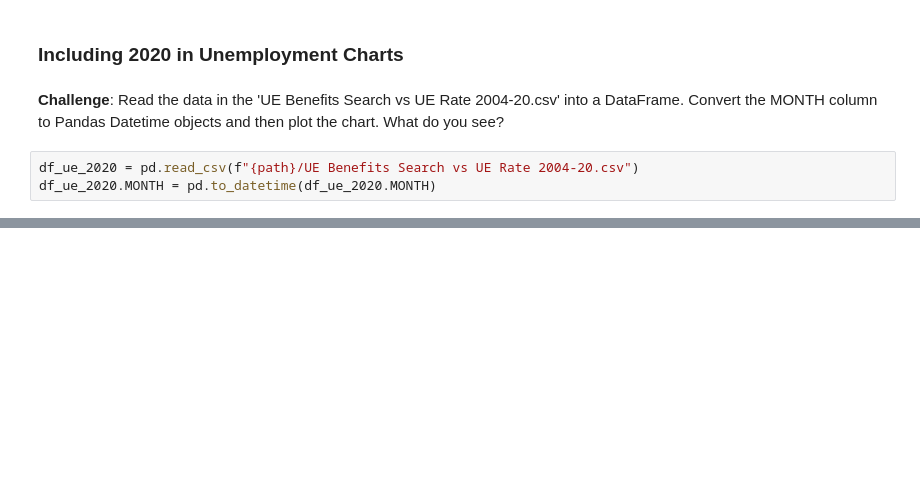
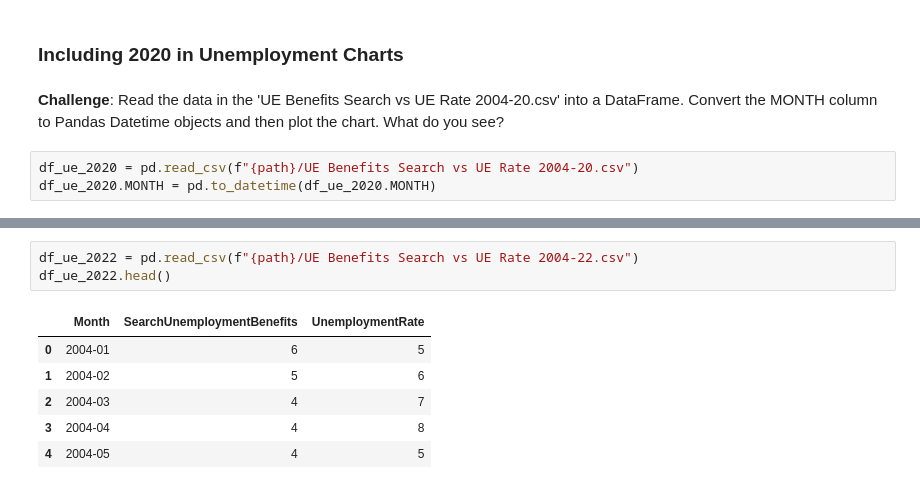
Before and after one commit to davibelo/python-pro-bootcamp-2021, a Jupyter notebook: 07-projects-DataScience/04-TimeSeriesExample/Google Trends and Data Visualisation.ipynb, the cells around one changed output, grey strips where cells are left out. Cells and saved outputs as stored; diff of their text form; blank space fills up the shorter version.

```diff
--- a/07-projects-DataScience/04-TimeSeriesExample/Google Trends and Data Visualisation.ipynb
+++ b/07-projects-DataScience/04-TimeSeriesExample/Google Trends and Data Visualisation.ipynb
@@ -435,0 +438,10 @@ plt.show()
+# %%
+df_ue_2022 = pd.read_csv(f"{path}/UE Benefits Search vs UE Rate 2004-22.csv")
+df_ue_2022.head()
+# %% [output]
+|  | Month | SearchUnemploymentBenefits | UnemploymentRate |
+| 0 | 2004-01 | 6 | 5 |
+| 1 | 2004-02 | 5 | 6 |
+| 2 | 2004-03 | 4 | 7 |
+| 3 | 2004-04 | 4 | 8 |
+| 4 | 2004-05 | 4 | 5 |
```
Also changed, not shown: parts of 5 cells of this notebook, 1 other file.
